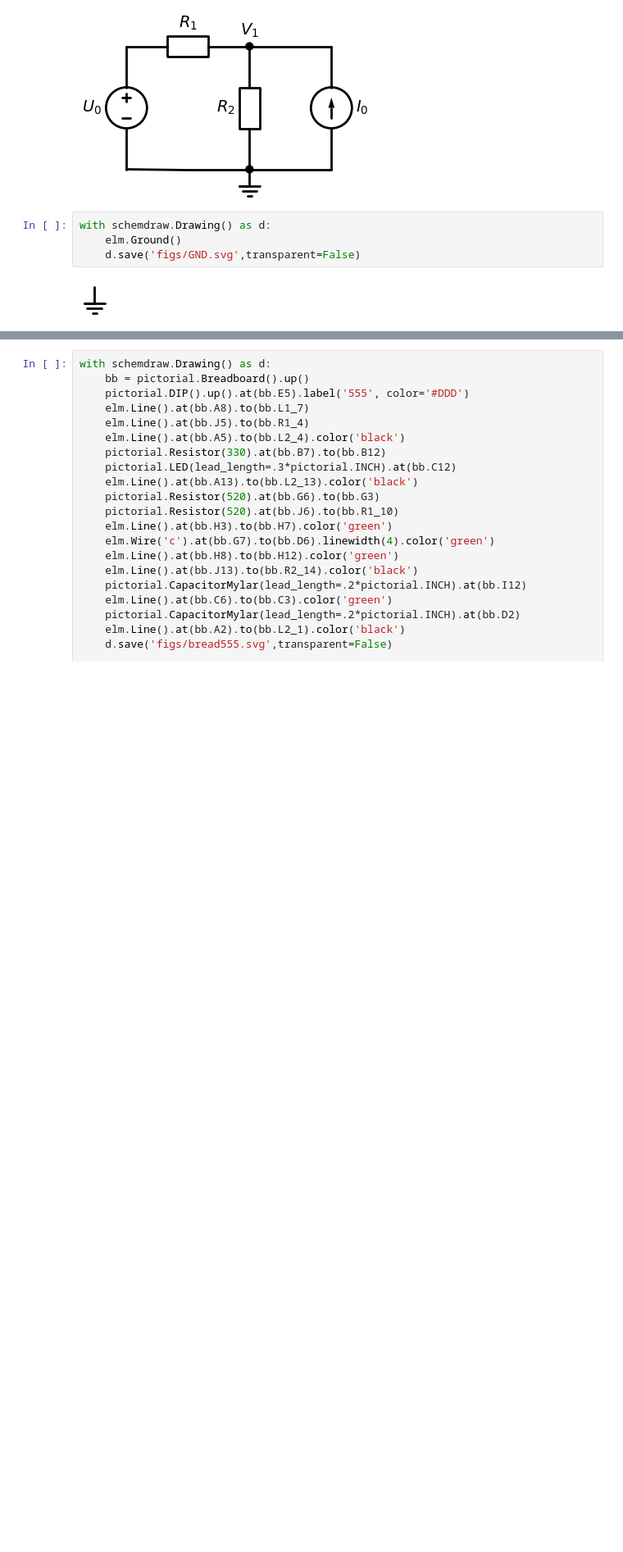
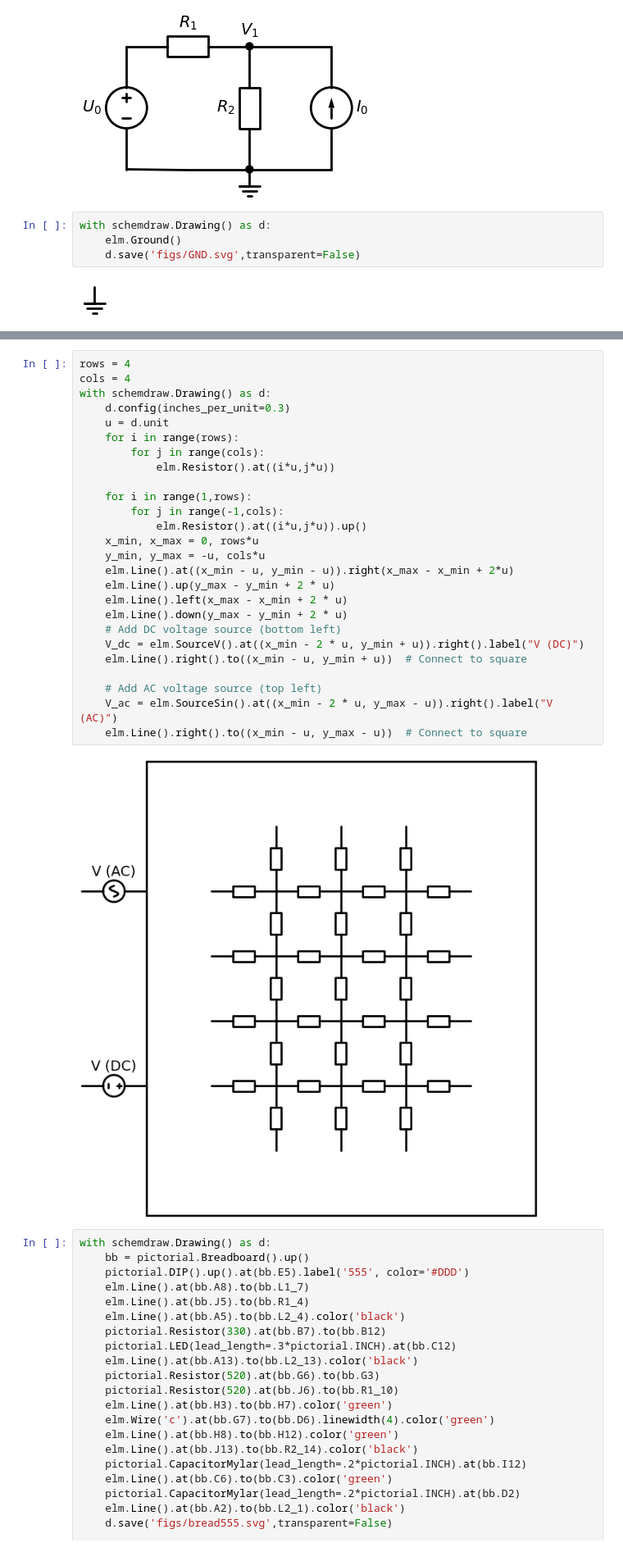
Before and after one commit to ekafex/electronics, a Jupyter notebook: Lectures/Circuit_Draw.ipynb, the cells around one changed output, grey strips where cells are left out. Shown at 82% size. Cells and saved outputs as stored; diff of their text form; blank space fills up the shorter version.

```diff
--- a/Lectures/Circuit_Draw.ipynb
+++ b/Lectures/Circuit_Draw.ipynb
@@ -185,3 +205,31 @@ with schemdraw.Drawing() as d:
+# %%
+rows = 4
+cols = 4
+with schemdraw.Drawing() as d:
+    d.config(inches_per_unit=0.3)
+    u = d.unit
+    for i in range(rows):
+        for j in range(cols):
+            elm.Resistor().at((i*u,j*u))
+
+    for i in range(1,rows):
+        for j in range(-1,cols):
+            elm.Resistor().at((i*u,j*u)).up()
+    x_min, x_max = 0, rows*u
+    y_min, y_max = -u, cols*u
+    elm.Line().at((x_min - u, y_min - u)).right(x_max - x_min + 2*u)
+    elm.Line().up(y_max - y_min + 2 * u)
+    elm.Line().left(x_max - x_min + 2 * u)
+    elm.Line().down(y_max - y_min + 2 * u)
+    # Add DC voltage source (bottom left)
+    V_dc = elm.SourceV().at((x_min - 2 * u, y_min + u)).right().label("V (DC)")
+    elm.Line().right().to((x_min - u, y_min + u))  # Connect to square
+
+    # Add AC voltage source (top left)
+    V_ac = elm.SourceSin().at((x_min - 2 * u, y_max - u)).right().label("V (AC)")
+    elm.Line().right().to((x_min - u, y_max - u))  # Connect to square
+# %% [output]
+[figure, added]
 # %%
 with schemdraw.Drawing() as d:
     bb = pictorial.Breadboard().up()
```
Also changed, not shown: parts of 2 cells of this notebook, 1 other file.
